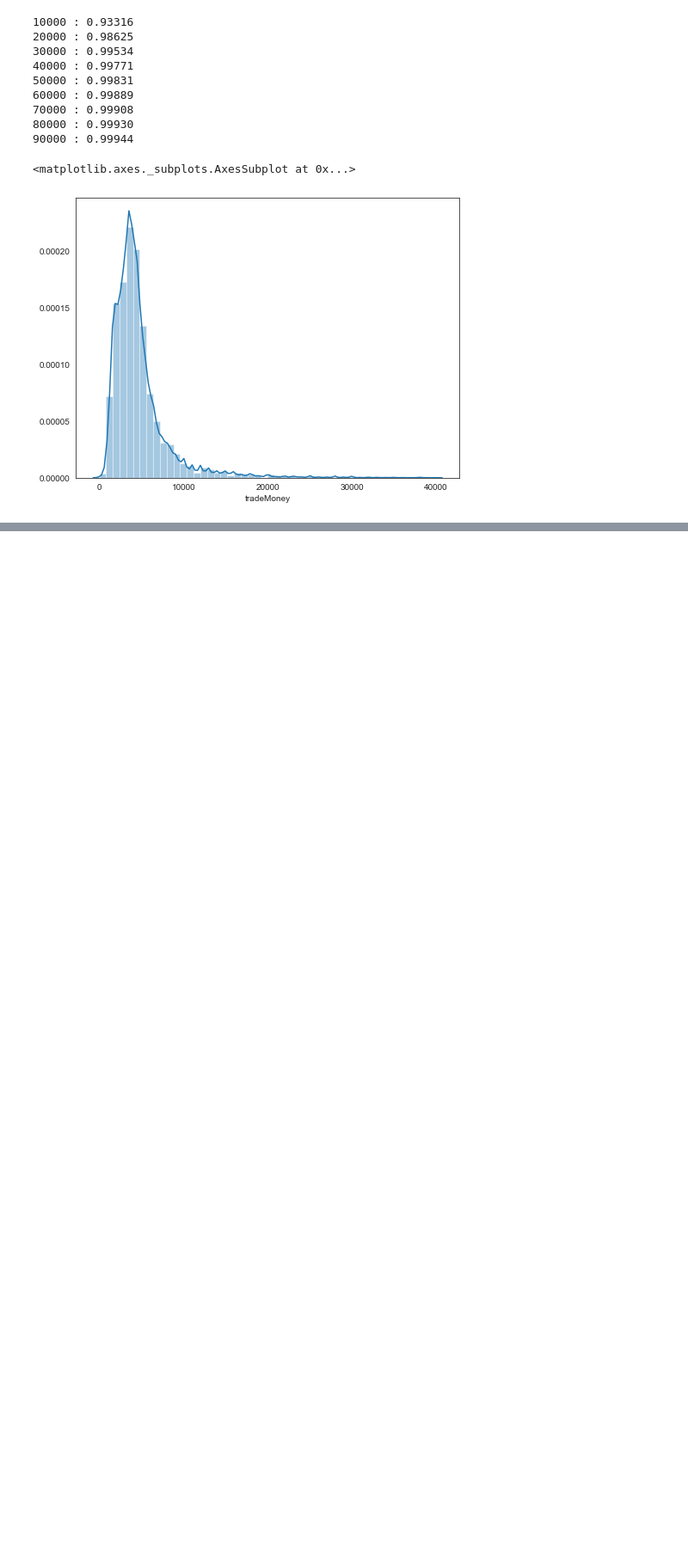
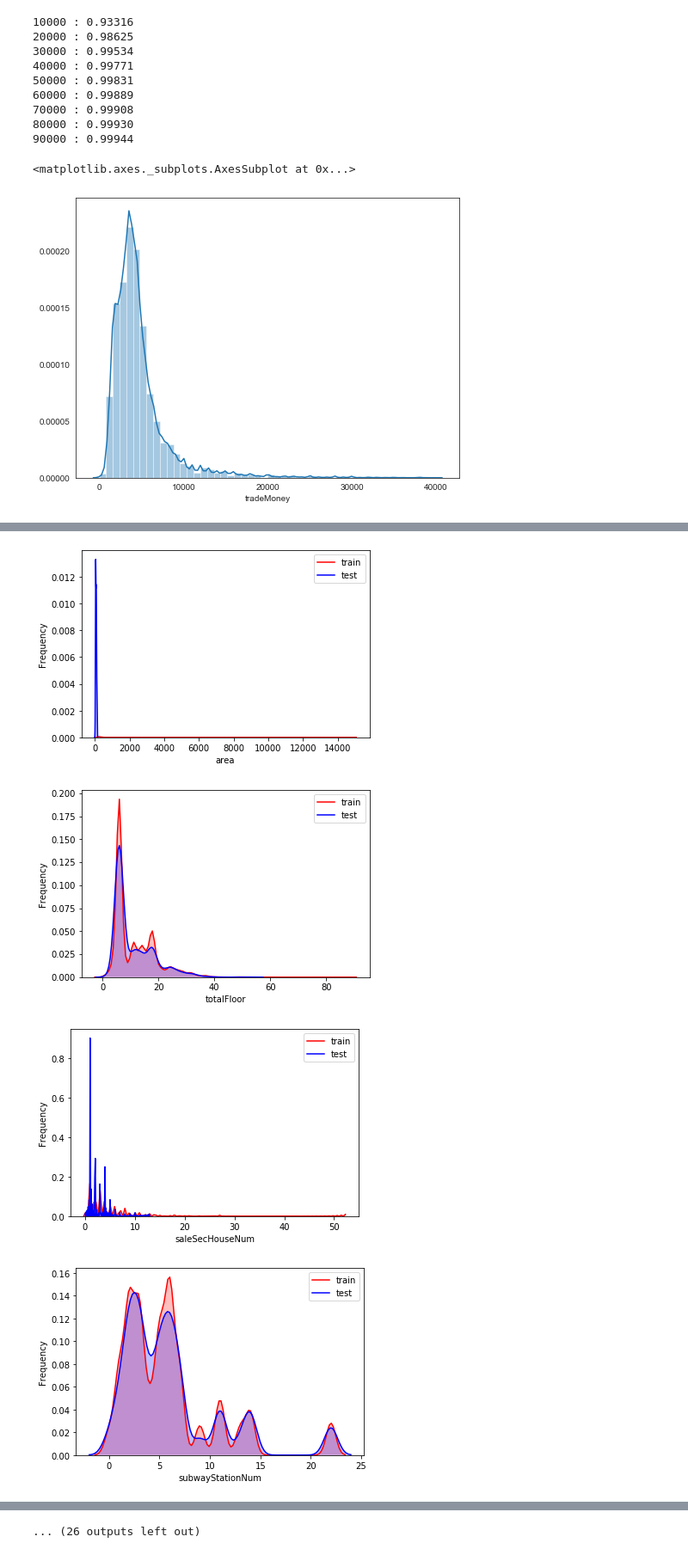
Before and after one commit to jieyuhuayang/rental-forecast, a Jupyter notebook: task1.ipynb, the cells around one changed output, grey strips where cells are left out. Shown at 86% size. Saved outputs shown, nothing was run; the diff lists cells and outputs as text; code cells hidden in the pictures; blank space fills up the shorter version.

```diff
--- a/task1.ipynb
+++ b/task1.ipynb
@@ -15,7 +14,7 @@ import matplotlib.pyplot as plt
 import seaborn as sns
 from scipy import stats
 # %%
-df = pd.read_csv('train_data.csv')
+df_train = pd.read_csv('train_data.csv')
 df_test = pd.read_csv('test_a.csv')
 # %% [markdown]
 - info 方法：Print a concise summary of a DataFrame.
@@ -241,0 +309,18 @@ sns.distplot(df['tradeMoney'])
+# %%
+df_train = df_train[(df_train['area']<=175)&(df_train['area']>10)]
+df_train = df_train[df_train['tradeMoney']<=20000]
+# %%
+#查看连续变量在训练集和测试集的分布
+features = [i for i in f2 if i not in ['ID','tradeMoney']]
+for column in features:
+    g = sns.kdeplot(df_train[column], color="Red", shade = True)
+    g = sns.kdeplot(df_test[column], ax =g, color="Blue", shade= True)
+    g.set_xlabel(column)
+    g.set_ylabel("Frequency")
+    g = g.legend(["train","test"])
+    plt.show()
+# %% [output]
+[figure, added]
+[figure, added]
+[figure, added]
+[figure, added]
@@ -241,0 +335 @@ sns.distplot(df['tradeMoney'])
+... (26 outputs left out)
```
Also changed, not shown: parts of 28 cells of this notebook.
